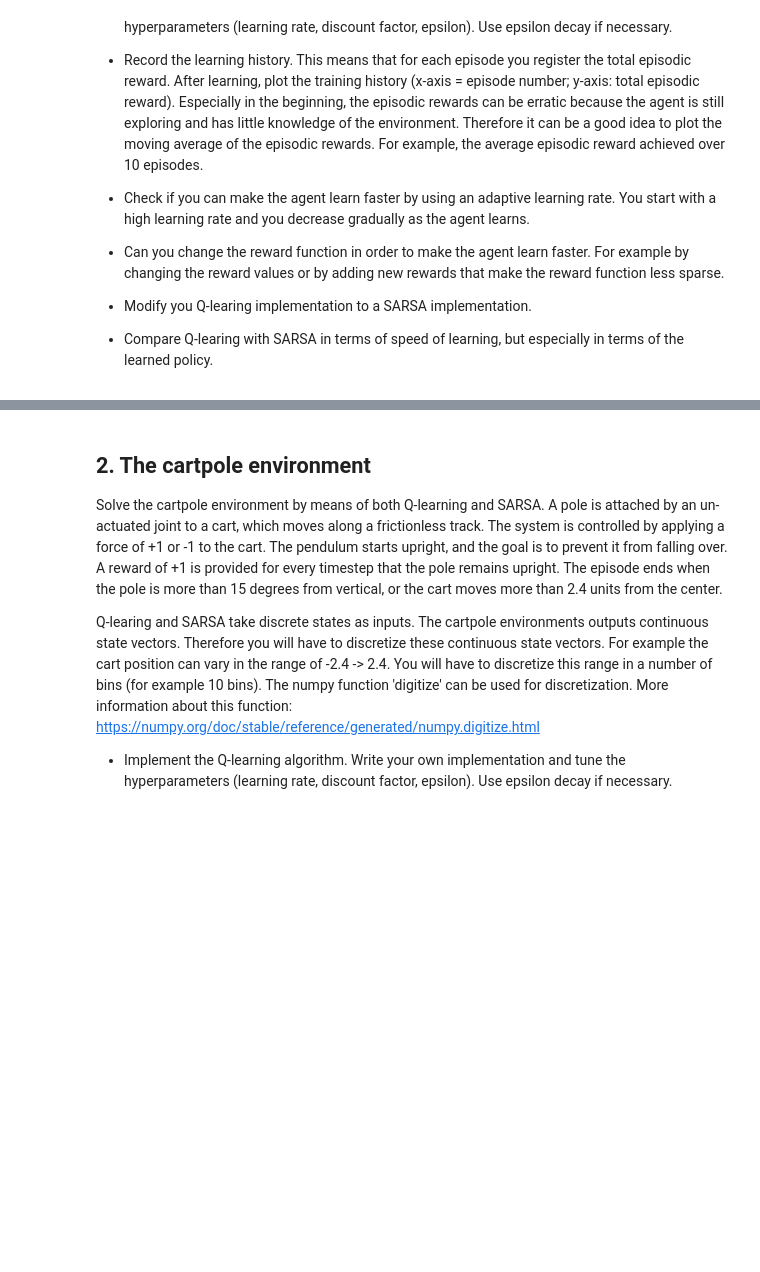
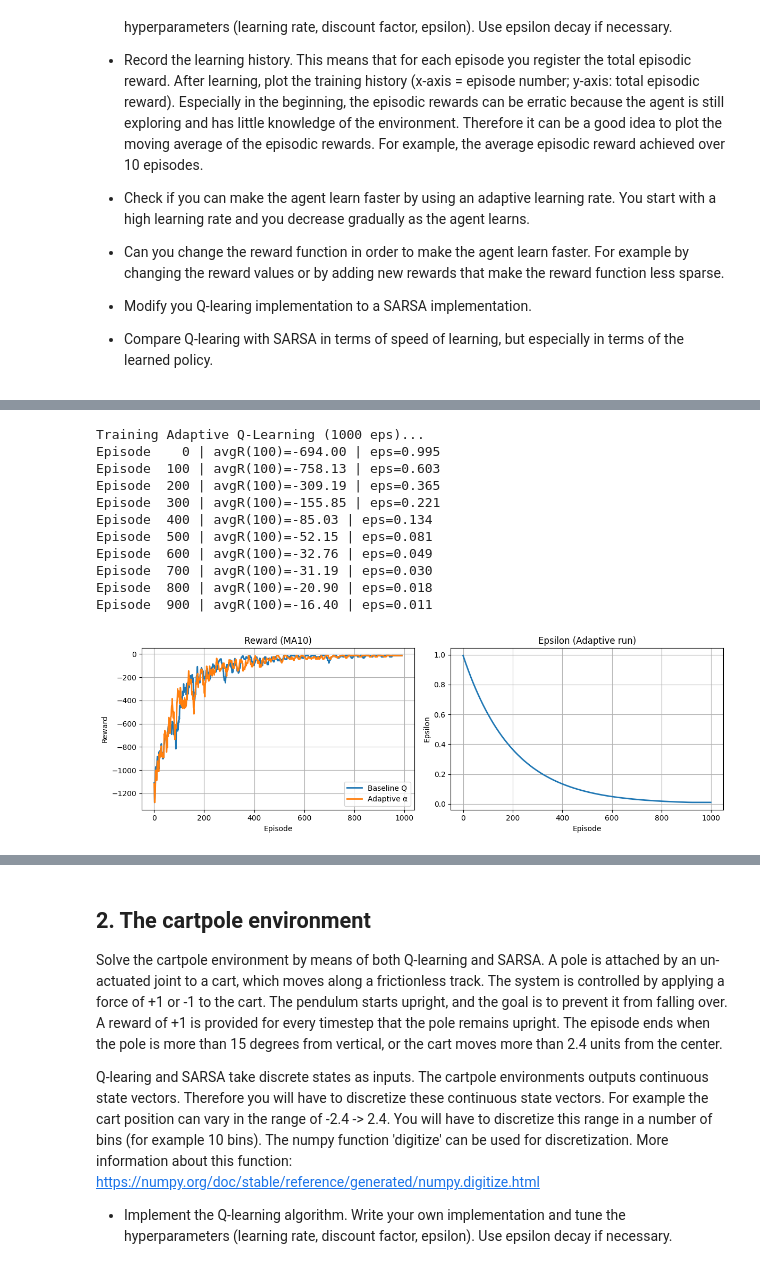
Before and after one commit to pascal-maker/reinforcementlearning, a Jupyter notebook: Session_03_Temporal_Diffence_Learning_Assignment.ipynb, the cells around one changed output, grey strips where cells are left out. Cells and saved outputs as stored; diff of their text form; code cells hidden in the pictures; blank space fills up the shorter version.

```diff
--- a/Session_03_Temporal_Diffence_Learning_Assignment.ipynb
+++ b/Session_03_Temporal_Diffence_Learning_Assignment.ipynb
@@ -33,0 +376,33 @@ True
+# %%
+# --- Cell 6 : Full adaptive run ---
+adaptive_agent = AdaptiveQLearningAgent(env.observation_space.n, env.action_space.n,
+                                        initial_learning_rate=0.5, learning_rate_decay=0.999,
+                                        learning_rate_min=0.01, discount_factor=0.95,
+                                        epsilon_decay=0.995, seed=SEED)
+
+print("Training Adaptive Q-Learning (1000 eps)...")
+adaptive_rewards, adaptive_steps, adaptive_eps = train_qlearning(env, adaptive_agent, episodes=1000)
+
+plt.figure(figsize=(12,4))
+plt.subplot(1,2,1)
+plt.plot(moving_avg(episode_rewards,10), label='Baseline Q', linewidth=2)
+plt.plot(moving_avg(adaptive_rewards,10), label='Adaptive α', linewidth=2)
+plt.title('Reward (MA10)'); plt.xlabel('Episode'); plt.ylabel('Reward'); plt.grid(True); plt.legend()
+
+plt.subplot(1,2,2)
+plt.plot(adaptive_eps, label='Adaptive ε', linewidth=2)
+plt.title('Epsilon (Adaptive run)'); plt.xlabel('Episode'); plt.ylabel('Epsilon'); plt.grid(True)
+plt.tight_layout(); plt.show()
+# %% [output]
+Training Adaptive Q-Learning (1000 eps)...
+Episode    0 | avgR(100)=-694.00 | eps=0.995
+Episode  100 | avgR(100)=-758.13 | eps=0.603
+Episode  200 | avgR(100)=-309.19 | eps=0.365
+Episode  300 | avgR(100)=-155.85 | eps=0.221
+Episode  400 | avgR(100)=-85.03 | eps=0.134
+Episode  500 | avgR(100)=-52.15 | eps=0.081
+Episode  600 | avgR(100)=-32.76 | eps=0.049
+Episode  700 | avgR(100)=-31.19 | eps=0.030
+Episode  800 | avgR(100)=-20.90 | eps=0.018
+Episode  900 | avgR(100)=-16.40 | eps=0.011
+[figure, added]
```
Also changed, not shown: parts of 25 cells of this notebook, 5 other files.
